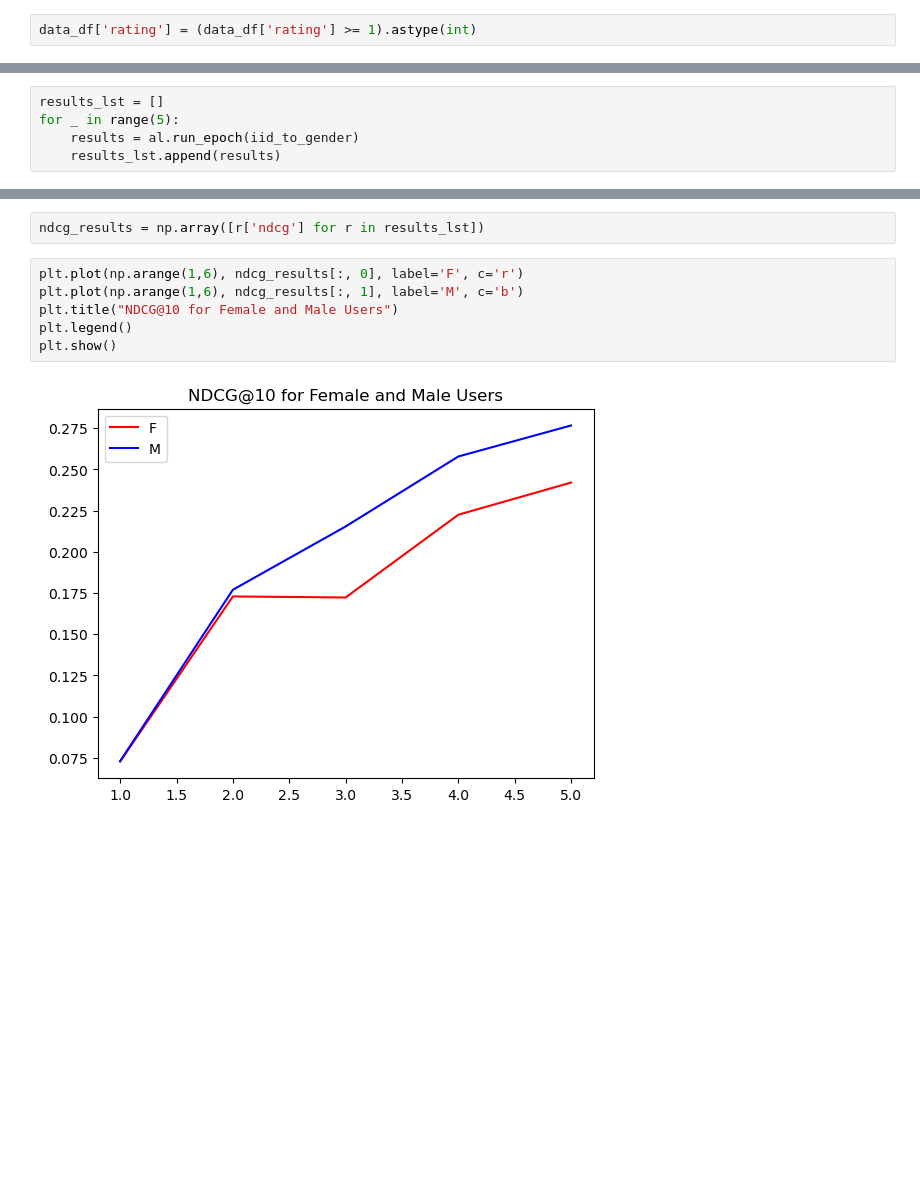
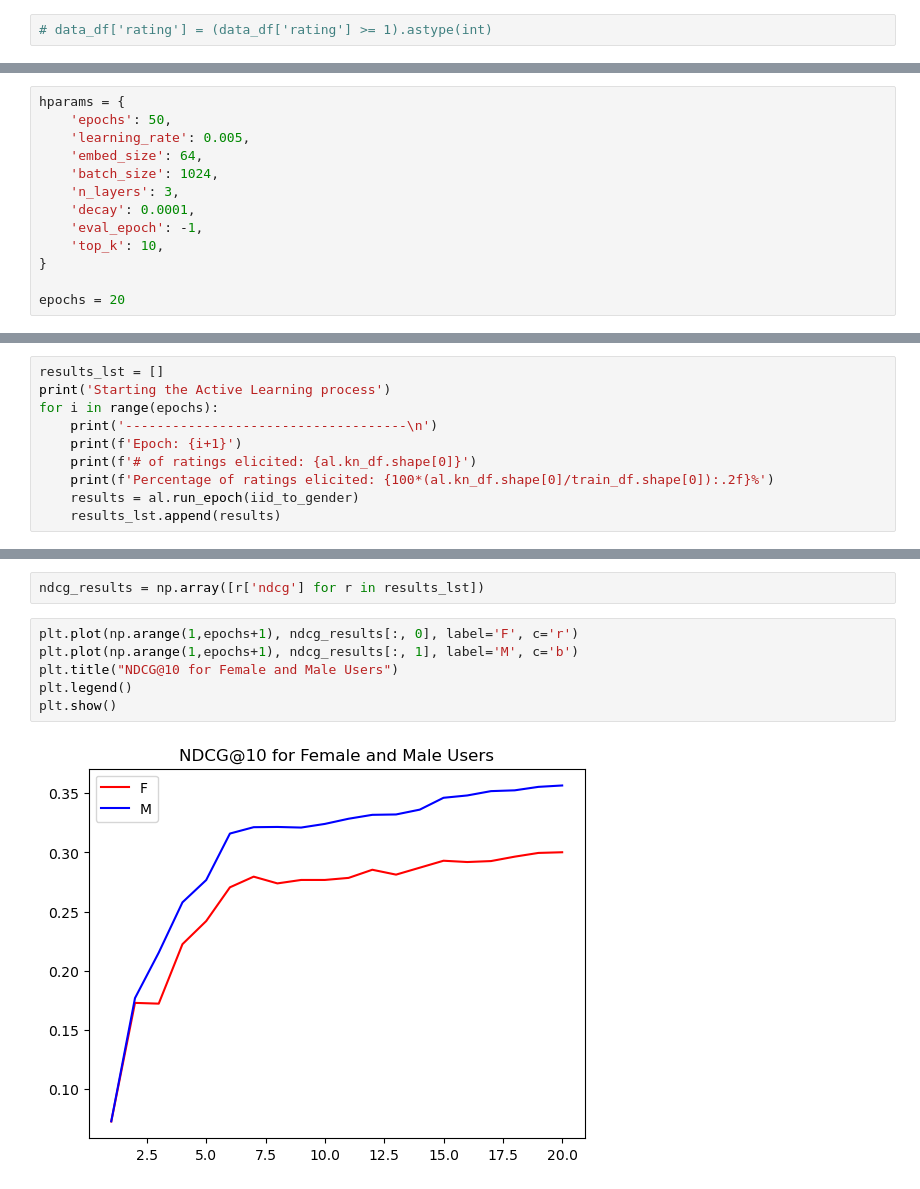
Before and after one commit to sipei-li/DeepALDataMinimization, a Jupyter notebook: LightGCN_04_08_2025.ipynb, the cells around one changed output, grey strips where cells are left out. Cells and saved outputs as stored; diff of their text form; blank space fills up the shorter version.

```diff
--- a/LightGCN_04_08_2025.ipynb
+++ b/LightGCN_04_08_2025.ipynb
@@ -39,5 +44,5 @@ data_df = data_df.sample(frac=1, random_state=42).reset_index(drop=True)
 # %%
-data_df['rating'] = (data_df['rating'] >= 1).astype(int)
+# data_df['rating'] = (data_df['rating'] >= 1).astype(int)
 # %% [markdown]
 ## Dimensionality reduction
 
@@ -172,3 +160,16 @@ importlib.reload(LightGCN)
+# %%
+hparams = {
+    'epochs': 50,
+    'learning_rate': 0.005,
+    'embed_size': 64,
+    'batch_size': 1024,
+    'n_layers': 3,
+    'decay': 0.0001,
+    'eval_epoch': -1,
+    'top_k': 10,
+}
+
+epochs = 20
 # %%
 al = ActiveLearner.RatingBasedActiveLearner(
     strategy = 'MaxRating',
@@ -181,8 +182,3 @@ al = ActiveLearner.RatingBasedActiveLearner(
     q=10,
     seed=42,
 )
-# %%
-results_lst = []
-for _ in range(5):
-    results = al.run_epoch(iid_to_gender)
-    results_lst.append(results)
@@ -206,0 +185,10 @@ See the caveats in the documentation: https://pandas.pydata.org/pandas-docs/stab
+# %%
+results_lst = []
+print('Starting the Active Learning process')
+for i in range(epochs):
+    print('------------------------------------\n')
+    print(f'Epoch: {i+1}')
+    print(f'# of ratings elicited: {al.kn_df.shape[0]}')
+    print(f'Percentage of ratings elicited: {100*(al.kn_df.shape[0]/train_df.shape[0]):.2f}%')
+    results = al.run_epoch(iid_to_gender)
+    results_lst.append(results)
@@ -211,11 +217,11 @@ recall_results = np.array([r['recall'] for r in results_lst])
 # %%
 ndcg_results = np.array([r['ndcg'] for r in results_lst])
 # %%
-plt.plot(np.arange(1,6), ndcg_results[:, 0], label='F', c='r')
-plt.plot(np.arange(1,6), ndcg_results[:, 1], label='M', c='b')
+plt.plot(np.arange(1,epochs+1), ndcg_results[:, 0], label='F', c='r')
+plt.plot(np.arange(1,epochs+1), ndcg_results[:, 1], label='M', c='b')
 plt.title("NDCG@10 for Female and Male Users")
 plt.legend()
 plt.show()
 # %% [output]
-[figure, old version]
+[figure, new version]
 # %%
```
Also changed, not shown: parts of 11 cells of this notebook, 4 other files.
